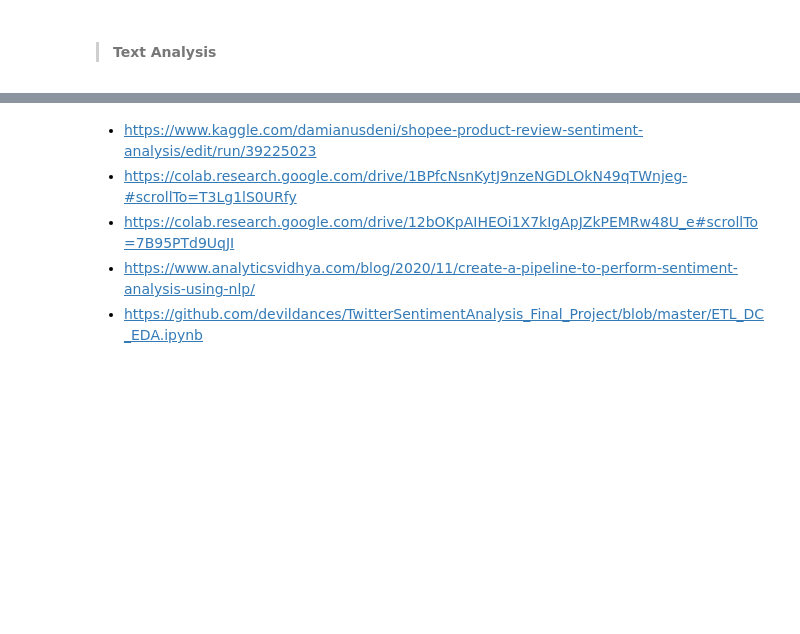
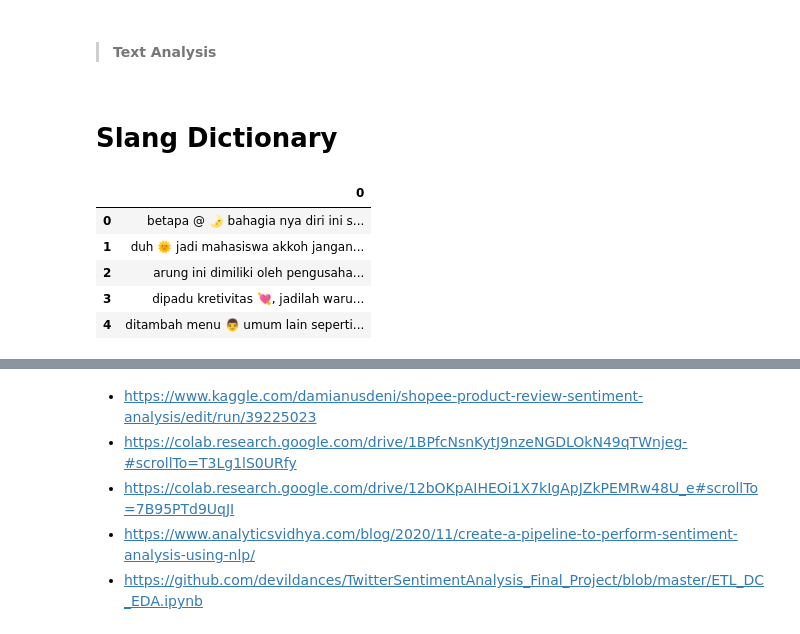
Before and after one commit to Damianus04/data-science-purwadhika-final-project, a Jupyter notebook: 1-sentiment-analysis-dataset.ipynb, the cells around one changed output, grey strips where cells are left out. Cells and saved outputs as stored; diff of their text form; code cells hidden in the pictures; blank space fills up the shorter version.

```diff
--- a/1-sentiment-analysis-dataset.ipynb
+++ b/1-sentiment-analysis-dataset.ipynb
@@ -561,0 +567,2 @@ x
+# %% [markdown]
+# Slang Dictionary
@@ -561,0 +594,11 @@ x
+# %%
+x = ['betapa @ 🌛 bahagia nya diri ini saat unboxing pake, afaik ', 'duh 🌞 jadi mahasiswa akkoh jangan sombong dong ahaha kasih', "arung ini dimiliki oleh pengusaha pabrik tahu yang sudah puluhan tahun terkenal membuat tahu putih di bandung . tahu berkualitas , dipadu keahlian memasak" , "dipadu kretivitas 💘, jadilah warung yang menyajikan menu utama berbahan tahu" , "ditambah menu 👨 umum lain seperti ayam . semuanya selera indonesia . "]
+x = pd.DataFrame(x)
+x
+# %% [output]
+|  | 0 |
+| 0 | betapa @ 🌛 bahagia nya diri ini s... |
+| 1 | duh 🌞 jadi mahasiswa akkoh jangan... |
+| 2 | arung ini dimiliki oleh pengusaha... |
+| 3 | dipadu kretivitas 💘, jadilah waru... |
+| 4 | ditambah menu 👨 umum lain seperti... |
```
Also changed, not shown: parts of 21 cells of this notebook, 7 other files.
